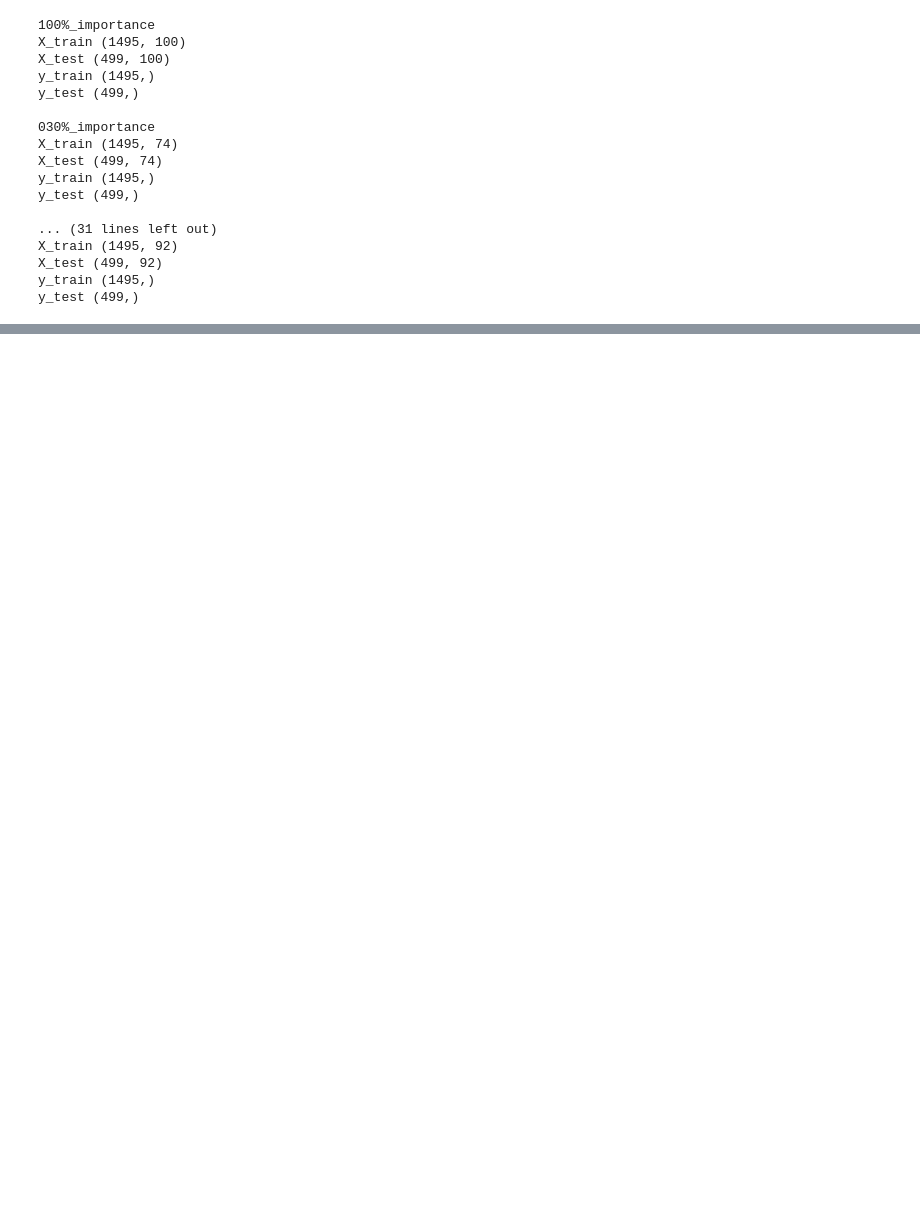
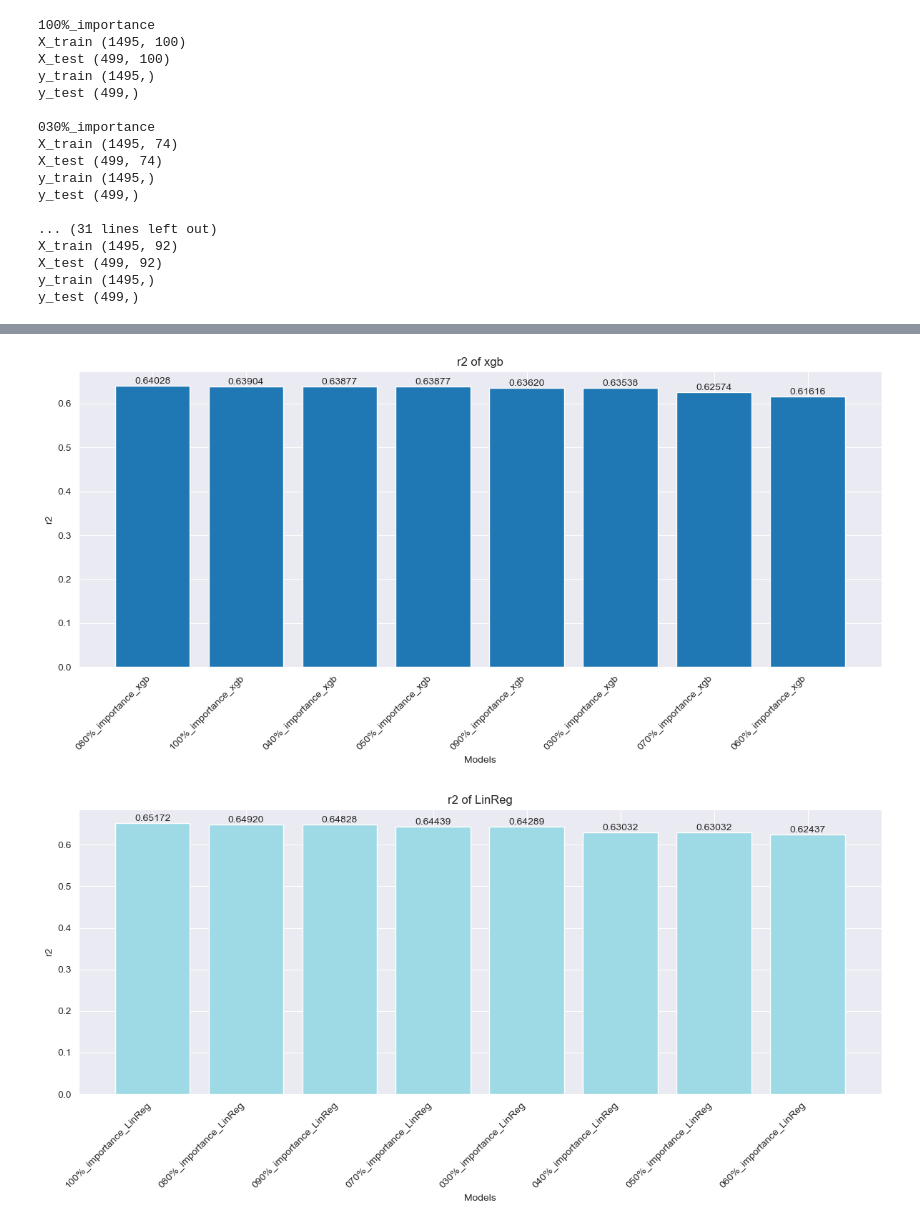
Before and after one commit to s27369/FinalProject_PRO1D_s27369, a Jupyter notebook: FinalProject_PRO1D_s27369/code/N2.ipynb, the cells around one changed output, grey strips where cells are left out. Cells and saved outputs as stored; diff of their text form; code cells hidden in the pictures; blank space fills up the shorter version.

```diff
--- a/FinalProject_PRO1D_s27369/code/N2.ipynb
+++ b/FinalProject_PRO1D_s27369/code/N2.ipynb
@@ -346,0 +392,5 @@ plot_results(df_results, metric_name="r2", asc=False, bottom=min(df_results["r2"
+# %%
+summarize_metric('r2', False)
+# %% [output]
+[figure, added]
+[figure, added]
```
Also changed, not shown: parts of 23 cells of this notebook.
